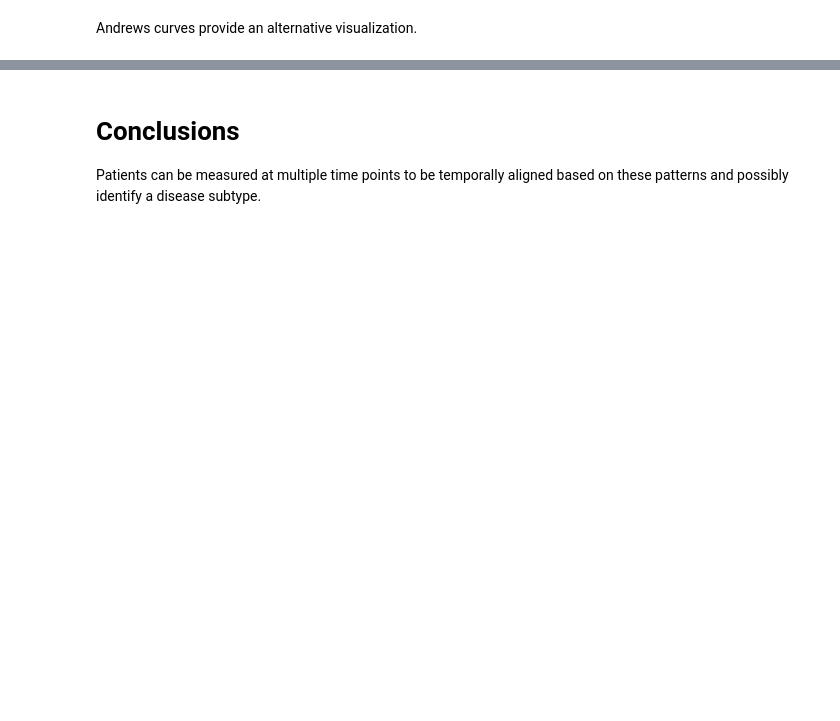
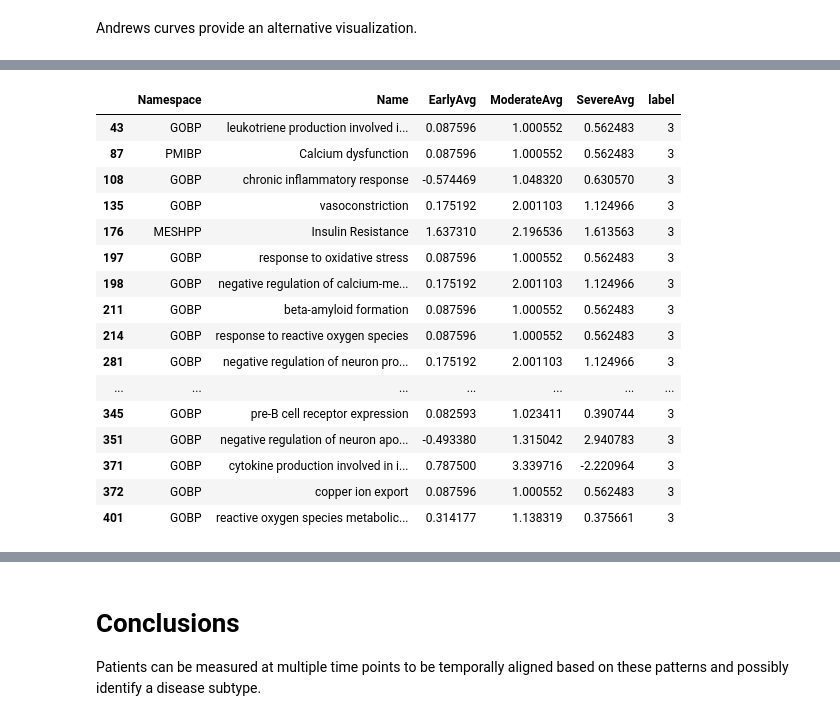
Before and after one commit to pybel/pybel-notebooks, a Jupyter notebook: algorithms/Time Series CMPA.ipynb, the cells around one changed output, grey strips where cells are left out. Drawn from its saved outputs; the diff is of its cells as text; code cells hidden in the pictures; blank space fills up the shorter version.

```diff
--- a/algorithms/Time Series CMPA.ipynb
+++ b/algorithms/Time Series CMPA.ipynb
@@ -104,0 +123,20 @@ plt.show()
+# %%
+df[df['label'] == 3]
+# %% [output]
+|  | Namespace | Name | EarlyAvg | ModerateAvg | SevereAvg | label |
+| 43 | GOBP | leukotriene production involved i... | 0.087596 | 1.000552 | 0.562483 | 3 |
+| 87 | PMIBP | Calcium dysfunction | 0.087596 | 1.000552 | 0.562483 | 3 |
+| 108 | GOBP | chronic inflammatory response | -0.574469 | 1.048320 | 0.630570 | 3 |
+| 135 | GOBP | vasoconstriction | 0.175192 | 2.001103 | 1.124966 | 3 |
+| 176 | MESHPP | Insulin Resistance | 1.637310 | 2.196536 | 1.613563 | 3 |
+| 197 | GOBP | response to oxidative stress | 0.087596 | 1.000552 | 0.562483 | 3 |
+| 198 | GOBP | negative regulation of calcium-me... | 0.175192 | 2.001103 | 1.124966 | 3 |
+| 211 | GOBP | beta-amyloid formation | 0.087596 | 1.000552 | 0.562483 | 3 |
+| 214 | GOBP | response to reactive oxygen species | 0.087596 | 1.000552 | 0.562483 | 3 |
+| 281 | GOBP | negative regulation of neuron pro... | 0.175192 | 2.001103 | 1.124966 | 3 |
+| ... | ... | ... | ... | ... | ... | ... |
+| 345 | GOBP | pre-B cell receptor expression | 0.082593 | 1.023411 | 0.390744 | 3 |
+| 351 | GOBP | negative regulation of neuron apo... | -0.493380 | 1.315042 | 2.940783 | 3 |
+| 371 | GOBP | cytokine production involved in i... | 0.787500 | 3.339716 | -2.220964 | 3 |
+| 372 | GOBP | copper ion export | 0.087596 | 1.000552 | 0.562483 | 3 |
+| 401 | GOBP | reactive oxygen species metabolic... | 0.314177 | 1.138319 | 0.375661 | 3 |
```
Also changed, not shown: parts of 7 cells of this notebook.
